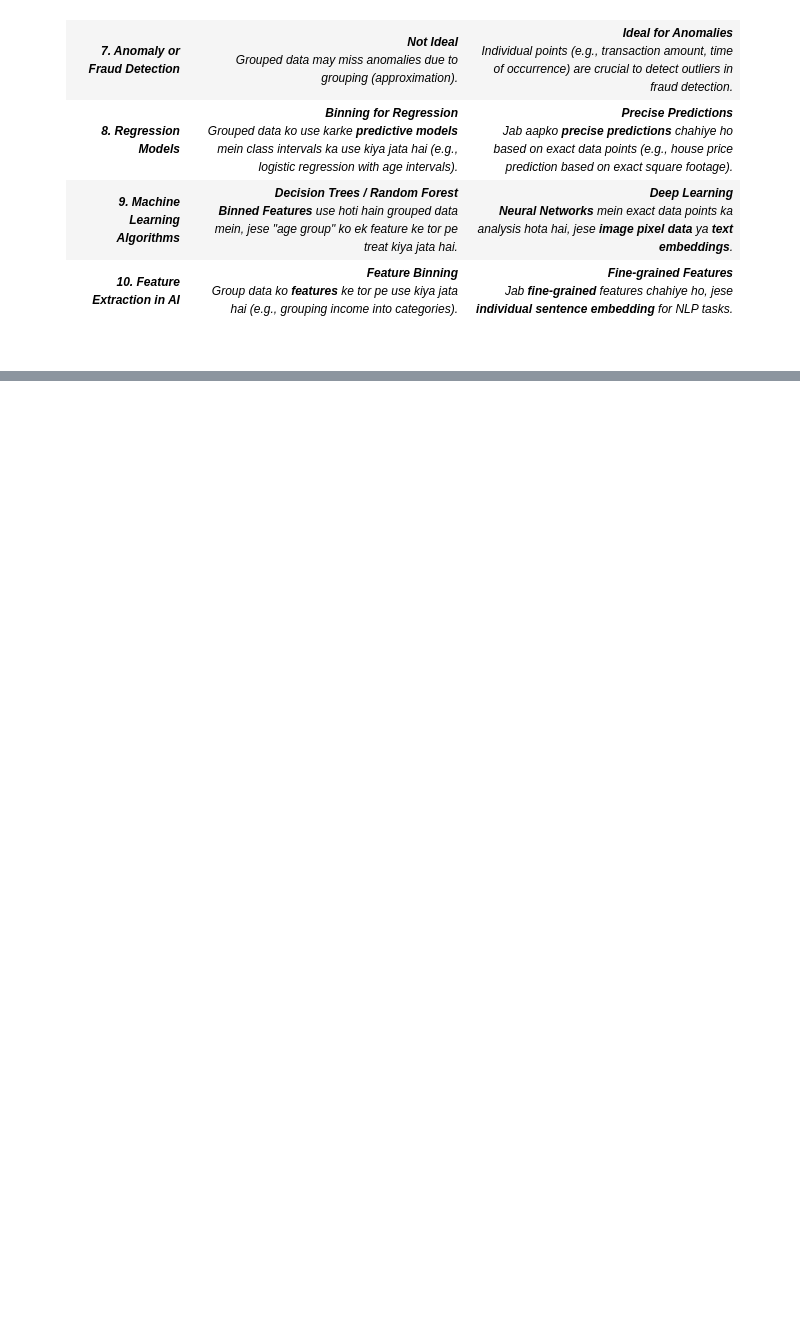
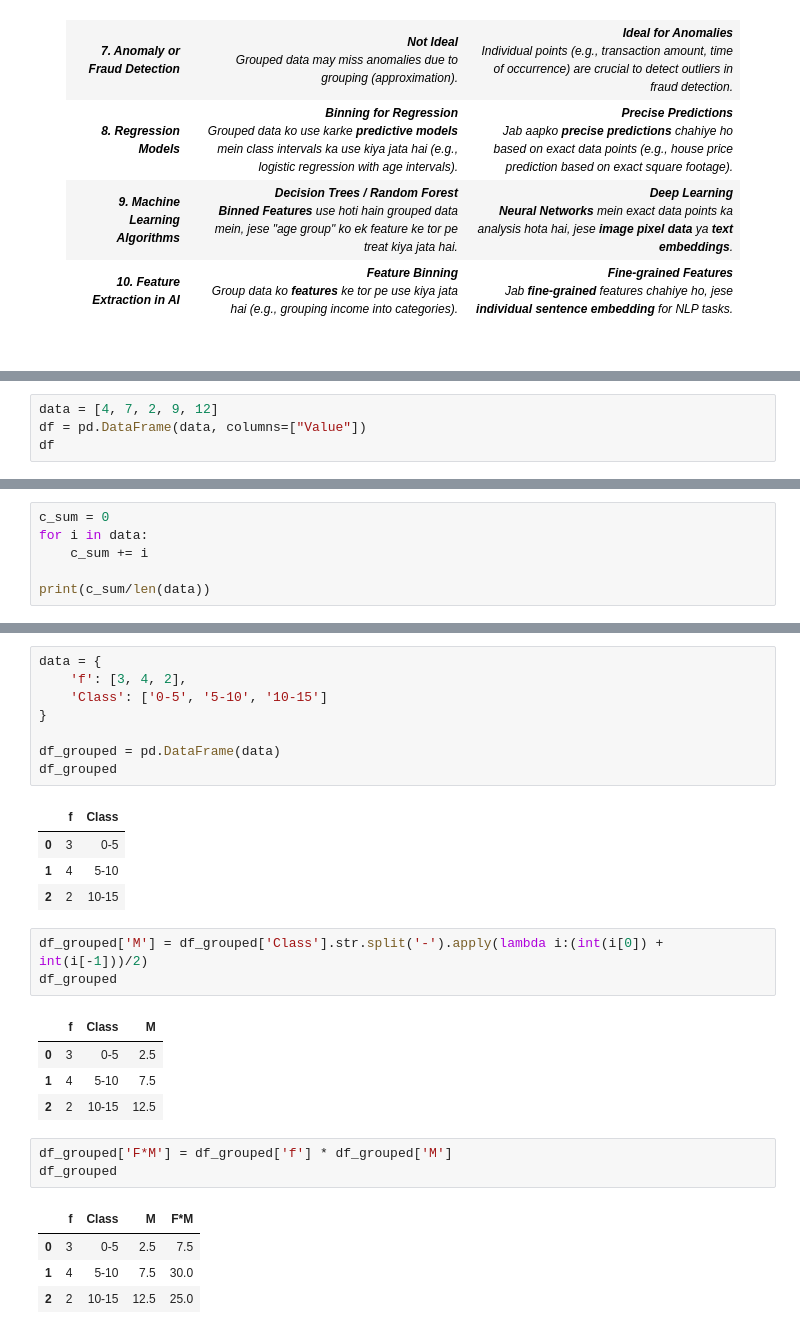
Before and after one commit to Mubeen-Ahmad/AI, a Jupyter notebook: 3.ipynb, the cells around one changed output, grey strips where cells are left out. Drawn from its saved outputs; the diff is of its cells as text; blank space fills up the shorter version.

```diff
--- a/3.ipynb
+++ b/3.ipynb
@@ -156,0 +178,4 @@ df
+# %%
+data = [4, 7, 2, 9, 12]
+df = pd.DataFrame(data, columns=["Value"])
+df
@@ -156,0 +189,6 @@ df
+# %%
+c_sum = 0
+for i in data:
+    c_sum += i
+
+print(c_sum/len(data))
@@ -156,0 +259,29 @@ df
+# %%
+data = {
+    'f': [3, 4, 2],
+    'Class': ['0-5', '5-10', '10-15']
+}
+
+df_grouped = pd.DataFrame(data)
+df_grouped
+# %% [output]
+|  | f | Class |
+| 0 | 3 | 0-5 |
+| 1 | 4 | 5-10 |
+| 2 | 2 | 10-15 |
+# %%
+df_grouped['M'] = df_grouped['Class'].str.split('-').apply(lambda i:(int(i[0]) + int(i[-1]))/2)
+df_grouped
+# %% [output]
+|  | f | Class | M |
+| 0 | 3 | 0-5 | 2.5 |
+| 1 | 4 | 5-10 | 7.5 |
+| 2 | 2 | 10-15 | 12.5 |
+# %%
+df_grouped['F*M'] = df_grouped['f'] * df_grouped['M']
+df_grouped
+# %% [output]
+|  | f | Class | M | F*M |
+| 0 | 3 | 0-5 | 2.5 | 7.5 |
+| 1 | 4 | 5-10 | 7.5 | 30.0 |
+| 2 | 2 | 10-15 | 12.5 | 25.0 |
```
Also changed, not shown: parts of 84 cells of this notebook, 11 other files.
